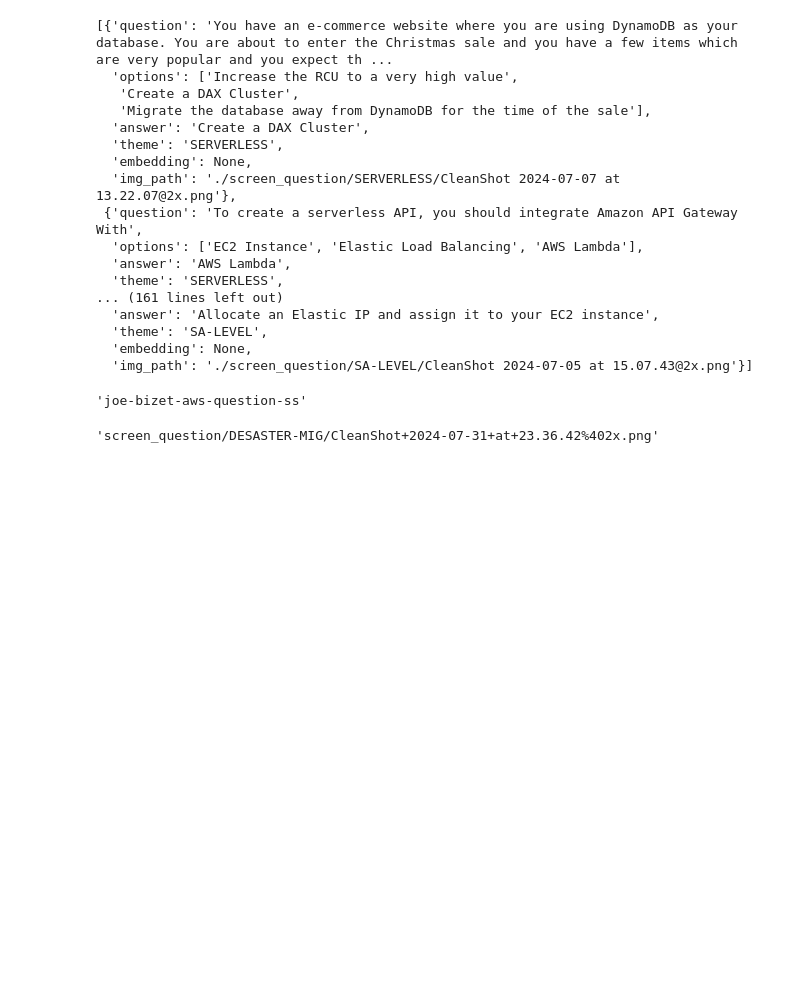
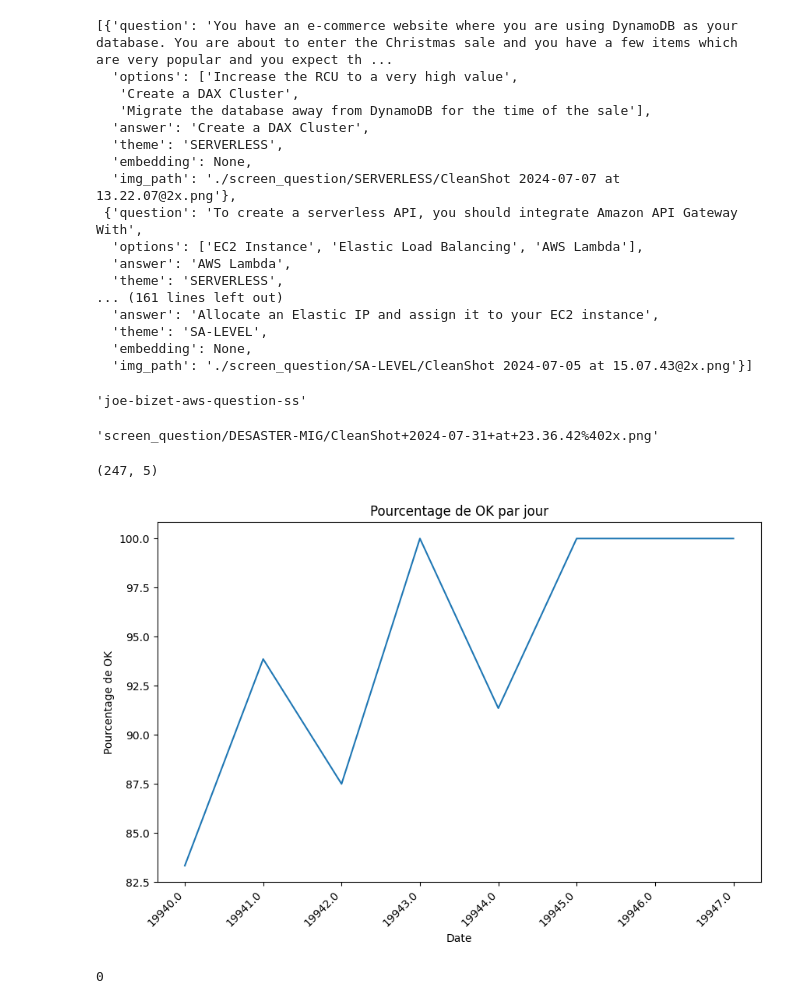
Before and after one commit to Jbdu4493/QCM-AWS-PRACTITIONER, a Jupyter notebook: extract_question.ipynb, the cells around one changed output. Cells and saved outputs as stored; diff of their text form; code cells hidden in the pictures; blank space fills up the shorter version.

```diff
--- a/extract_question.ipynb
+++ b/extract_question.ipynb
@@ -318,0 +326,21 @@ event['Records'][0]['s3']["object"]["key"]
+# %%
+print(df.shape)
+# %% [output]
+(247, 5)
+# %%
+df = pd.read_csv('data.csv', sep=',',index_col=0).reset_index(drop=True)
+df['timestamp'] = pd.to_datetime(df['timestamp'])
+df_unique = df.drop_duplicates(subset=['timestamp', 'event-type'])
+percentage_ok_per_day = df_unique[df_unique['event-type'] == 'OK'].groupby(df_unique['timestamp'].dt.date).size() / df_unique.groupby(df_unique['timestamp'].dt.date).size() * 100
+fig2, ax2 = plt.subplots(figsize=(10, 6))
+percentage_ok_per_day.plot(kind='line', ax=ax2)
+ax2.set_title('Pourcentage de OK par jour')
+ax2.set_ylabel('Pourcentage de OK')
+ax2.set_xlabel('Date')
+ax2.set_xticklabels(ax2.get_xticks(), rotation=45, ha='right');
+# %% [output]
+[figure, added]
+# %%
+df.duplicated().sum()
+# %% [output]
+0
```
Also changed, not shown: parts of 5 cells of this notebook, 2 other files.
